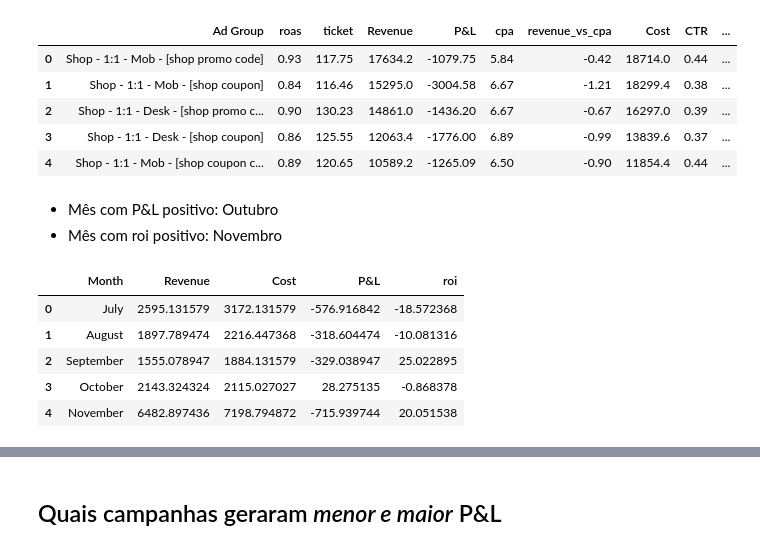
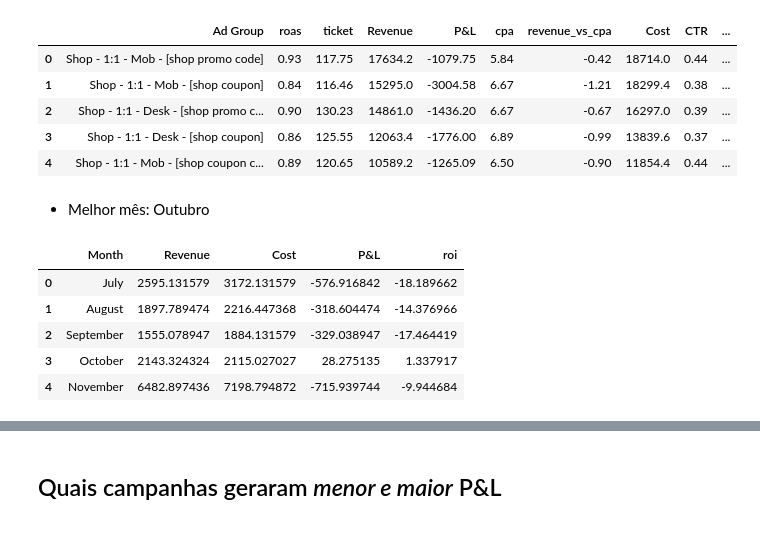
Before and after one commit to julianamaltap/case_study-marketing-analysis-ads-campaign, a Jupyter notebook: estudo_case_vendas_campanhas_shop.ipynb, the cells around one changed output, grey strips where cells are left out. Drawn from its saved outputs; the diff is of its cells as text; code cells hidden in the pictures.

```diff
--- a/estudo_case_vendas_campanhas_shop.ipynb
+++ b/estudo_case_vendas_campanhas_shop.ipynb
@@ -407,14 +407,18 @@ df.groupby('Ad Group')[metricas].mean().round(2).sort_values(by='Revenue', ascen
 | 3 | Shop - 1:1 - Desk - [shop coupon] | 0.86 | 125.55 | 12063.4 | -1776.00 | 6.89 | -0.99 | 13839.6 | 0.37 | ... |
 | 4 | Shop - 1:1 - Mob - [shop coupon c... | 0.89 | 120.65 | 10589.2 | -1265.09 | 6.50 | -0.90 | 11854.4 | 0.44 | ... |
 # %% [markdown]
-- Mês com P&L positivo: Outubro
-- Mês com roi positivo: Novembro
+- Melhor mês: Outubro
-# %%
-df.groupby('Month')[['Revenue', 'Cost', 'P&L','roi']].mean().reset_index()
-# %% [output]
-|  | Month | Revenue | Cost | P&L | roi |
-| 0 | July | 2595.131579 | 3172.131579 | -576.916842 | -18.572368 |
-| 1 | August | 1897.789474 | 2216.447368 | -318.604474 | -10.081316 |
-| 2 | September | 1555.078947 | 1884.131579 | -329.038947 | 25.022895 |
-| 3 | October | 2143.324324 | 2115.027027 | 28.275135 | -0.868378 |
-| 4 | November | 6482.897436 | 7198.794872 | -715.939744 | 20.051538 |
+# %%
+df_mean = df.groupby('Month')[['Revenue', 'Cost', 'P&L']].mean().reset_index()
+df_roi = df.groupby('Month').apply(
+    lambda x: ((x['Revenue'].sum() - x['Cost'].sum()) / x['Cost'].sum()) * 100
+).reset_index(name='roi')
+df_mensal = df_mean.merge(df_roi, on='Month')
+df_mensal.head()
+# %% [output]
+|  | Month | Revenue | Cost | P&L | roi |
+| 0 | July | 2595.131579 | 3172.131579 | -576.916842 | -18.189662 |
+| 1 | August | 1897.789474 | 2216.447368 | -318.604474 | -14.376966 |
+| 2 | September | 1555.078947 | 1884.131579 | -329.038947 | -17.464419 |
+| 3 | October | 2143.324324 | 2115.027027 | 28.275135 | 1.337917 |
+| 4 | November | 6482.897436 | 7198.794872 | -715.939744 | -9.944684 |
```
Also changed, not shown: parts of 11 cells of this notebook.
